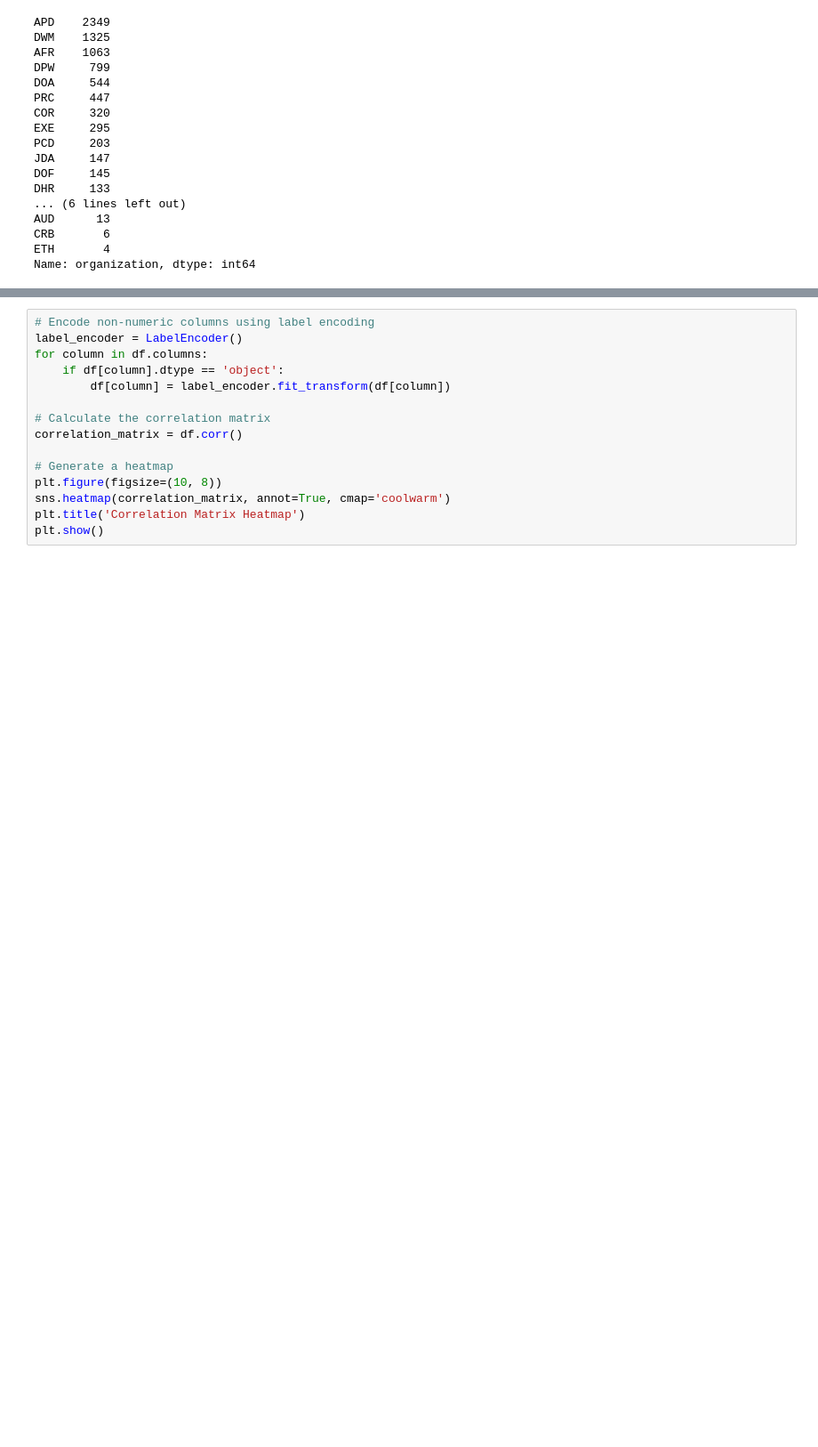
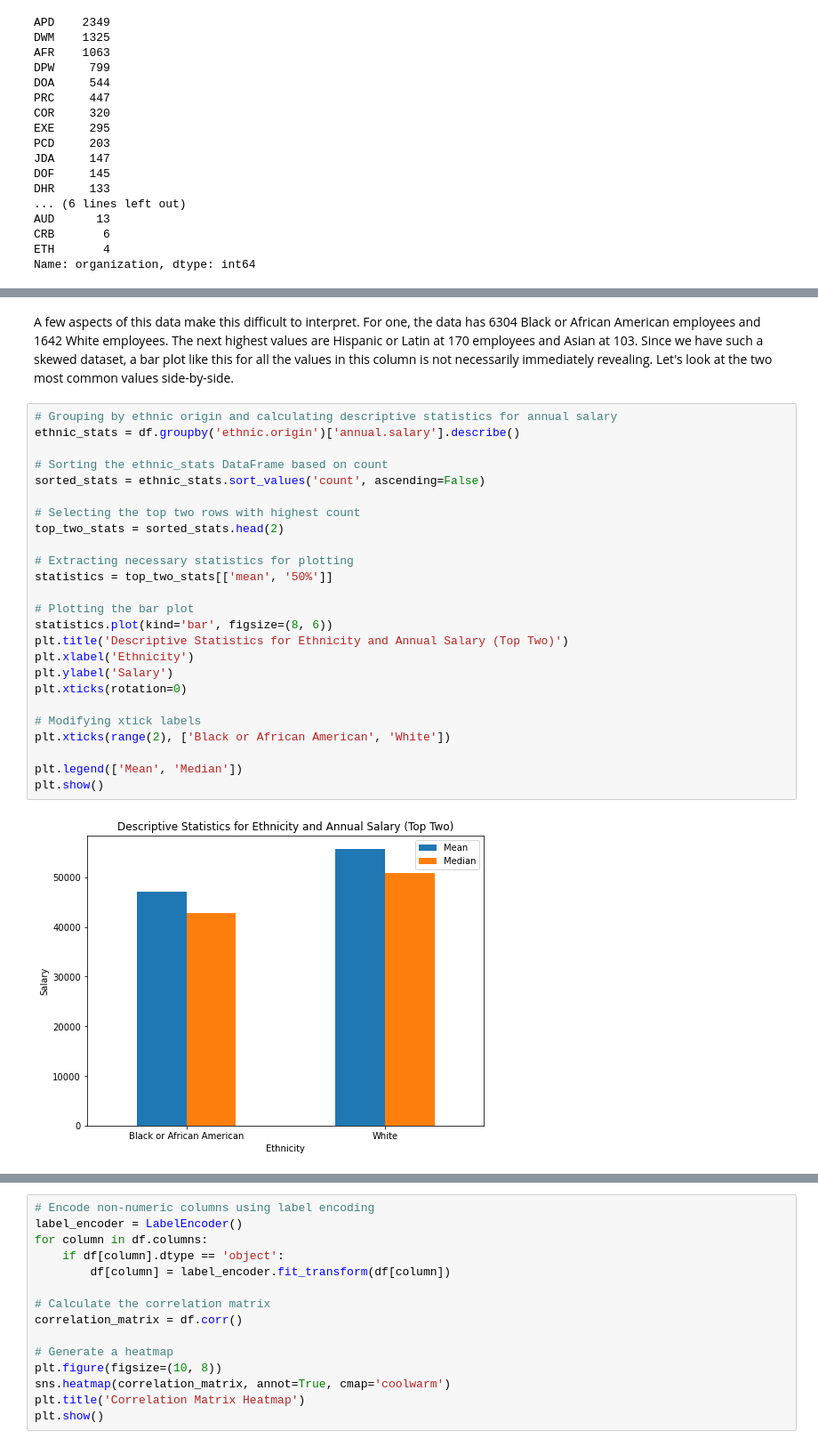
Before and after one commit to clarkkon/Salary-and-Identity-Information-Analysis-for-Atlanta-City-Employees, a Jupyter notebook: index.ipynb, the cells around one changed output, grey strips where cells are left out. Shown at 89% size. Saved outputs shown, nothing was run; the diff lists cells and outputs as text; blank space fills up the shorter version.

Commit message:
Data Exploration and Initial Modeling

```diff
--- a/index.ipynb
+++ b/index.ipynb
@@ -399,0 +502,29 @@ Name: organization, dtype: int64
+# %% [markdown]
+A few aspects of this data make this difficult to interpret. For one, the data has 6304 Black or African American employees and 1642 White employees. The next highest values are Hispanic or Latin at 170 employees and Asian at 103. Since we have such a skewed dataset, a bar plot like this for all the values in this column is not necessarily immediately revealing. Let's look at the two most common values side-by-side.
+# %%
+# Grouping by ethnic origin and calculating descriptive statistics for annual salary
+ethnic_stats = df.groupby('ethnic.origin')['annual.salary'].describe()
+
+# Sorting the ethnic_stats DataFrame based on count
+sorted_stats = ethnic_stats.sort_values('count', ascending=False)
+
+# Selecting the top two rows with highest count
+top_two_stats = sorted_stats.head(2)
+
+# Extracting necessary statistics for plotting
+statistics = top_two_stats[['mean', '50%']]
+
+# Plotting the bar plot
+statistics.plot(kind='bar', figsize=(8, 6))
+plt.title('Descriptive Statistics for Ethnicity and Annual Salary (Top Two)')
+plt.xlabel('Ethnicity')
+plt.ylabel('Salary')
+plt.xticks(rotation=0)
+
+# Modifying xtick labels
+plt.xticks(range(2), ['Black or African American', 'White'])
+
+plt.legend(['Mean', 'Median'])
+plt.show()
+# %% [output]
+[figure, added]
```
Also changed, not shown: parts of 30 cells of this notebook.
